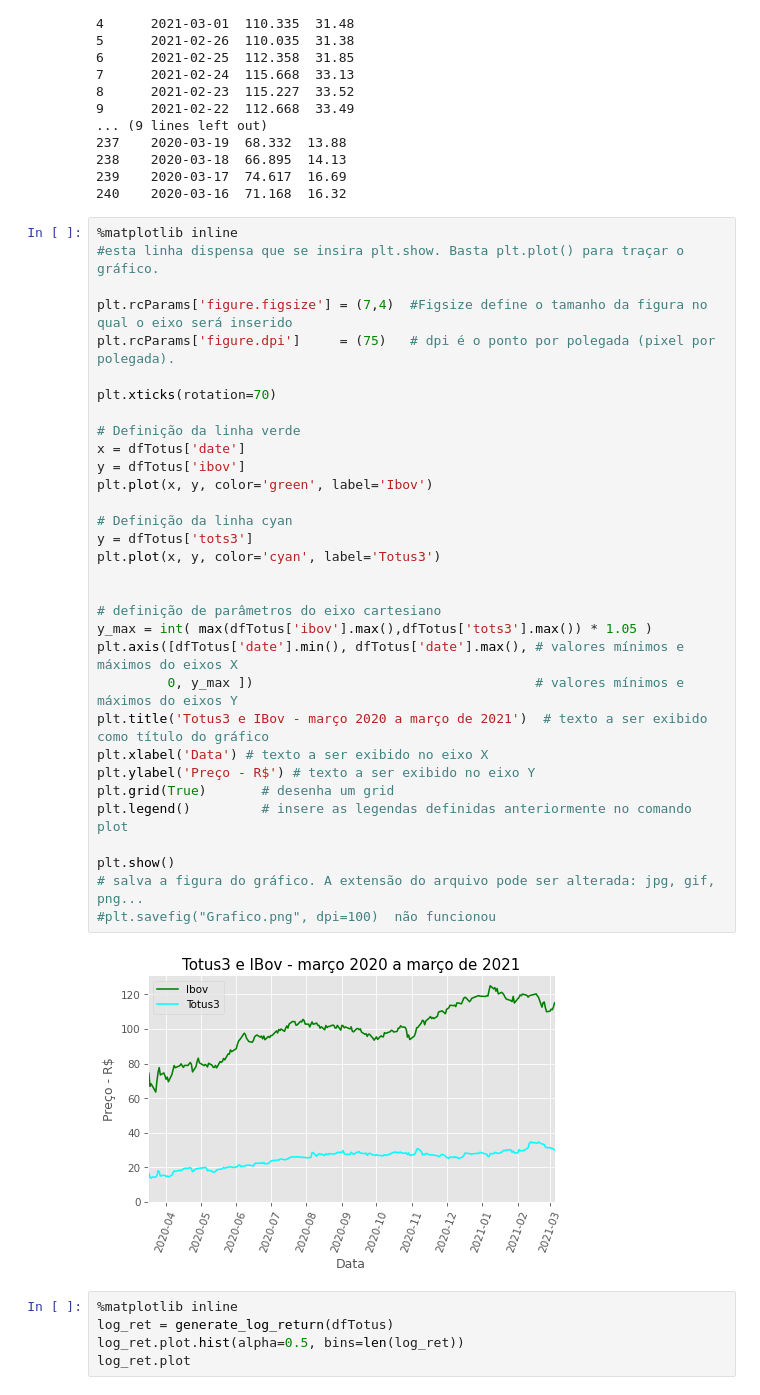
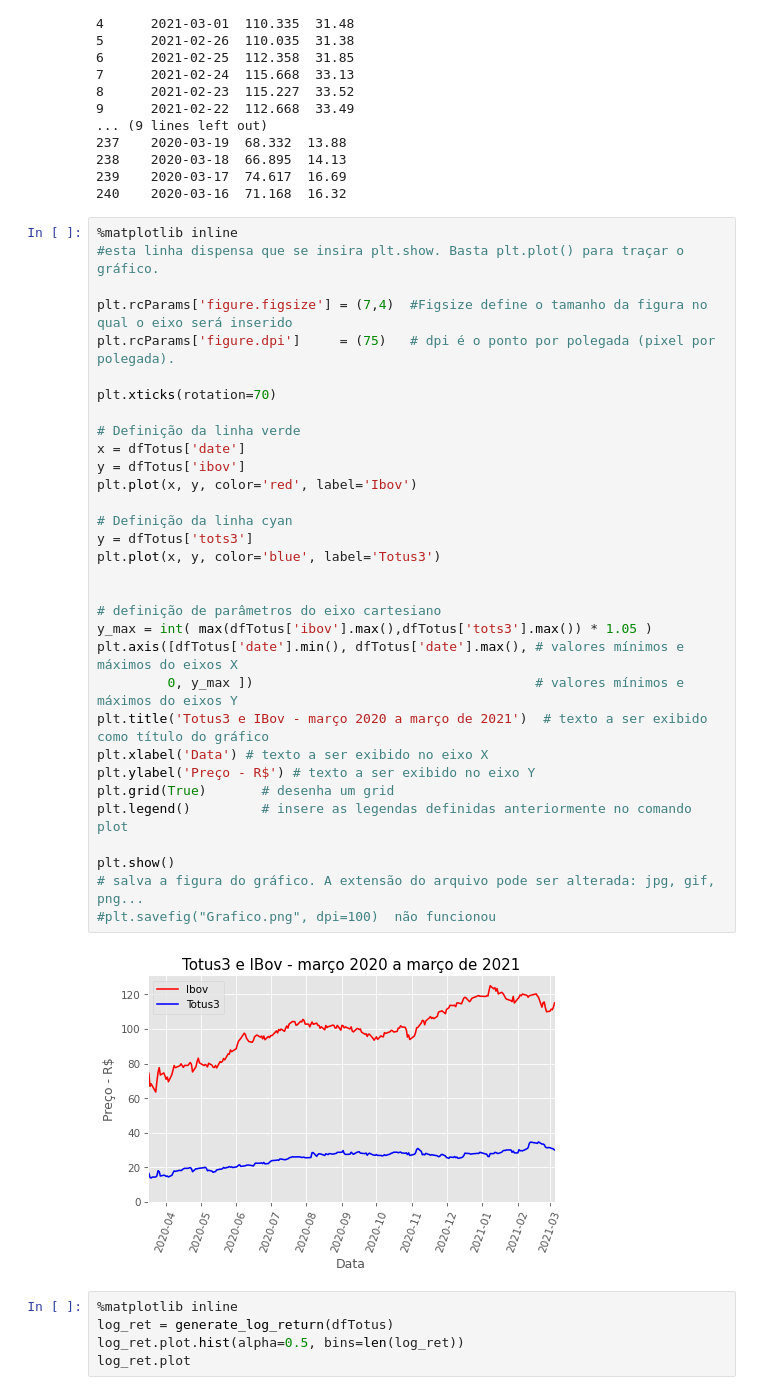
Before and after one commit to amiltonmendes/aedi, a Jupyter notebook: notebooks/analise_tots.ipynb, the cells around one changed output. Drawn from its saved outputs; the diff is of its cells as text.

```diff
--- a/notebooks/analise_tots.ipynb
+++ b/notebooks/analise_tots.ipynb
@@ -93,36 +94,36 @@ indice
 %matplotlib inline
 #esta linha dispensa que se insira plt.show. Basta plt.plot() para traçar o gráfico.
 
 plt.rcParams['figure.figsize'] = (7,4)  #Figsize define o tamanho da figura no qual o eixo será inserido
 plt.rcParams['figure.dpi']     = (75)   # dpi é o ponto por polegada (pixel por polegada).
 
 plt.xticks(rotation=70)
 
 # Definição da linha verde
 x = dfTotus['date']
 y = dfTotus['ibov']
-plt.plot(x, y, color='green', label='Ibov')
+plt.plot(x, y, color='red', label='Ibov')
 
 # Definição da linha cyan
 y = dfTotus['tots3']
-plt.plot(x, y, color='cyan', label='Totus3')
+plt.plot(x, y, color='blue', label='Totus3')
 
 
 # definição de parâmetros do eixo cartesiano
 y_max = int( max(dfTotus['ibov'].max(),dfTotus['tots3'].max()) * 1.05 )
 plt.axis([dfTotus['date'].min(), dfTotus['date'].max(), # valores mínimos e máximos do eixos X
          0, y_max ])                                    # valores mínimos e máximos do eixos Y
 plt.title('Totus3 e IBov - março 2020 a março de 2021')  # texto a ser exibido como título do gráfico
 plt.xlabel('Data') # texto a ser exibido no eixo X
 plt.ylabel('Preço - R$') # texto a ser exibido no eixo Y
 plt.grid(True)       # desenha um grid
 plt.legend()         # insere as legendas definidas anteriormente no comando plot
 
 plt.show()
 # salva a figura do gráfico. A extensão do arquivo pode ser alterada: jpg, gif, png...
 #plt.savefig("Grafico.png", dpi=100)  não funcionou
 # %% [output]
-[figure, old version]
+[figure, new version]
 # %%
 %matplotlib inline
 log_ret = generate_log_return(dfTotus)
```
Also changed, not shown: parts of 8 cells of this notebook.
